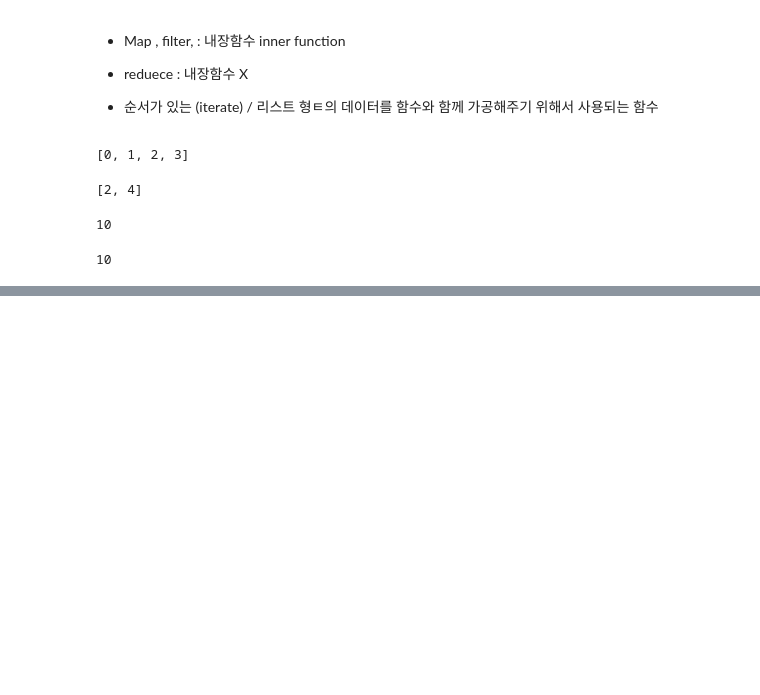
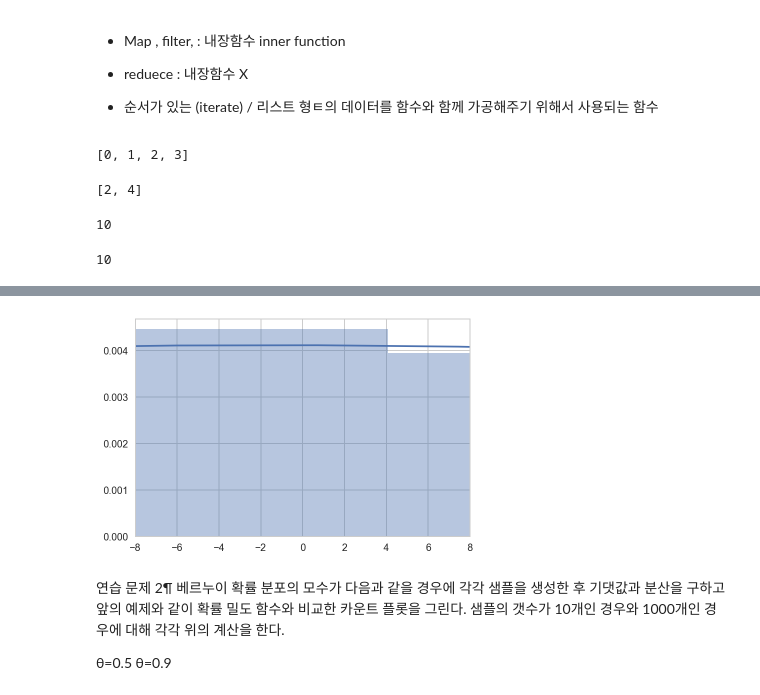
Before and after one commit to Jacob-Hong/TIL, a Jupyter notebook: Selfstudy/practice.ipynb, the cells around one changed output, grey strips where cells are left out. Drawn from its saved outputs; the diff is of its cells as text; code cells hidden in the pictures; blank space fills up the shorter version.

```diff
--- a/Selfstudy/practice.ipynb
+++ b/Selfstudy/practice.ipynb
@@ -914,0 +1320,12 @@ reduce(lambda x,y : x+y , ls)
+# %%
+sns.distplot(rv.rvs(size=10000, random_state=0))
+plt.xlim(-8,8)
+plt.show()
+# %% [output]
+[figure, added]
+# %% [markdown]
+연습 문제 2¶
+베르누이 확률 분포의 모수가 다음과 같을 경우에 각각 샘플을 생성한 후 기댓값과 분산을 구하고 앞의 예제와 같이 확률 밀도 함수와 비교한 카운트 플롯을 그린다. 샘플의 갯수가 10개인 경우와 1000개인 경우에 대해 각각 위의 계산을 한다.
+
+θ=0.5
+θ=0.9
```
Also changed, not shown: parts of 87 cells of this notebook.
